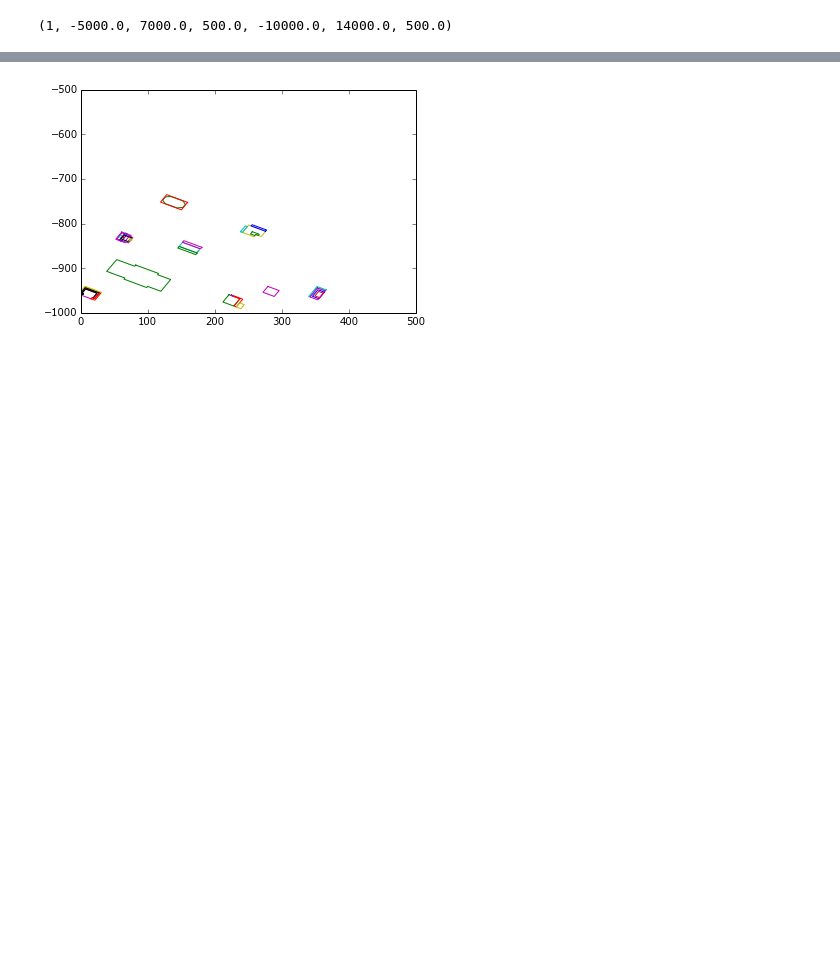
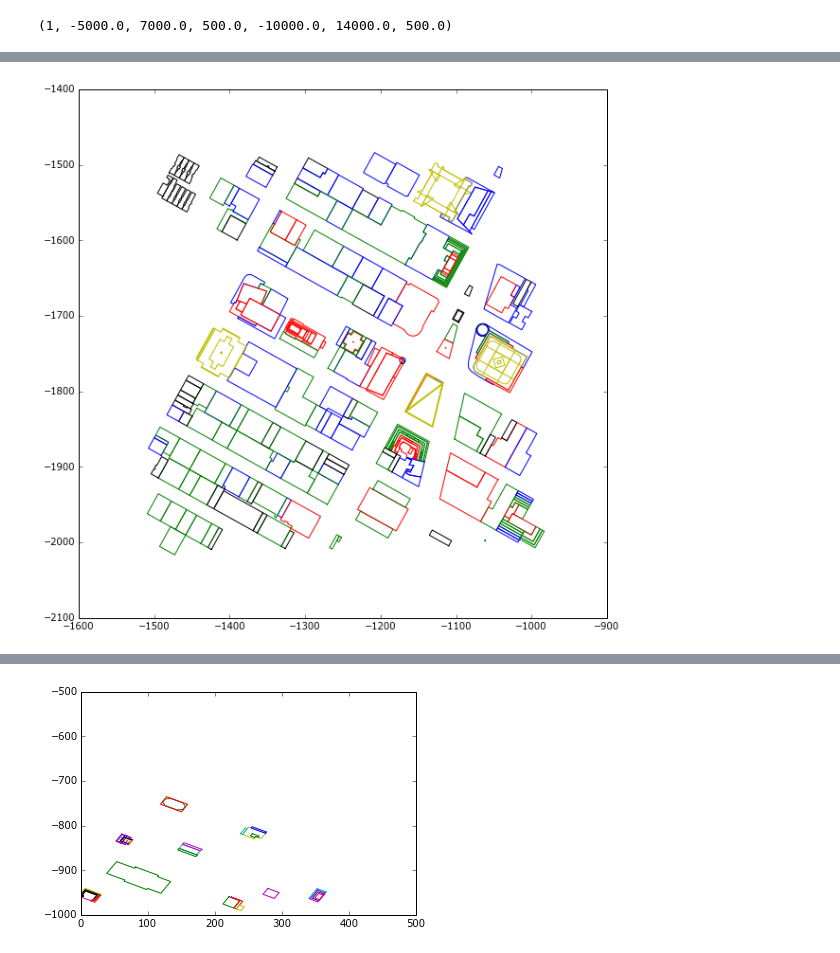
Before and after one commit to AkiraKane/InsightFellowship, a Jupyter notebook: Project/SQLload/SQLread.ipynb, the cells around one changed output, grey strips where cells are left out. Drawn from its saved outputs; the diff is of its cells as text; code cells hidden in the pictures; blank space fills up the shorter version.

```diff
--- a/Project/SQLload/SQLread.ipynb
+++ b/Project/SQLload/SQLread.ipynb
@@ -99,2 +100,78 @@ print find_my_block(cart3.x, cart3.y, x_grid, y_grid)
 (10, 18)
 (12, 26)
+# %%
+# for this test case
+x_id = 7
+y_id = 16
+
+# get block_id
+block_id = None
+with con:
+    cur = con.cursor()
+    cur.execute("SELECT Id\
+                    FROM Blocks\
+                    WHERE X_id = " + str(x_id) + "\
+                    AND Y_id = " + str(y_id) + "\
+    ")
+    result = cur.fetchall()
+
+    if result:
+        block_id = result[0][0]
+
+        # select all nodes in the block
+        cur.execute("SELECT X, Y, Z, \
+                        Order_in_building,\
+                        Number_of_nodes_in_building,\
+                        Building_id \
+                        FROM Nodes \
+                        WHERE Block_id = " + str(block_id) + " \
+                        AND Z > 0 \
+        ")
+        rows = cur.fetchall()
+
+        # load it into a dict of buildings
+        buildings = {}
+        i = 0
+        while i < len(rows):
+
+            # find the first "1" in the Order_in_building column
+            if rows[i][3] == 1:
+
+                building_id = rows[i][5]
+                building = Building()
+
+                number_of_nodes = rows[i][4]
+
+                # loop through the consecutive nodes
+                for j in range(0, number_of_nodes):
+                    i_cursor = i + j
+                    x = rows[i_cursor][0]
+                    y = rows[i_cursor][1]
+                    building.nodes.append(Node(x,y))
+                z = rows[i_cursor][2]
+                building.z = z
+                building.calculate_center()
+
+                buildings[building_id] = building
+
+                i += number_of_nodes
+            else:
+                i += 1
+
+for key in buildings:
+    if buildings[key].z < 20:
+        color = 'k'
+    elif buildings[key].z < 50:
+        color = 'b'
+    elif buildings[key].z < 100:
+        color = 'g'
+    elif buildings[key].z < 200:
+        color = 'r'
+    else:
+        color = 'y'
+    buildings[key].plot_footprint(color)
+plt.gca().set_aspect('equal', adjustable='box')
+plt.gcf().set_size_inches(10, 10)
+plt.show()
+# %% [output]
+[figure, added]
```
Also changed, not shown: parts of 2 cells of this notebook, 4 other files.
